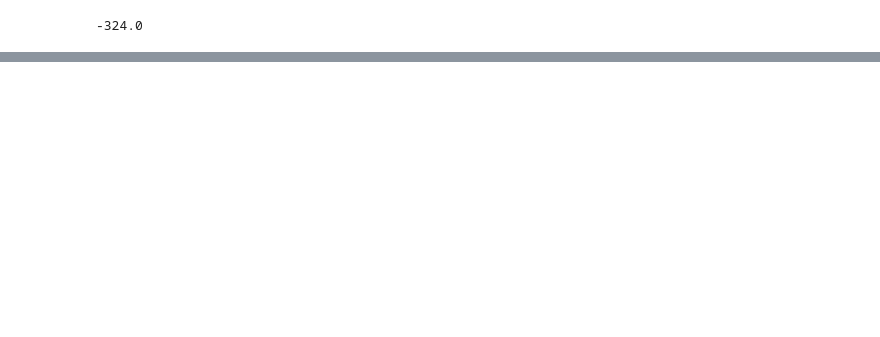
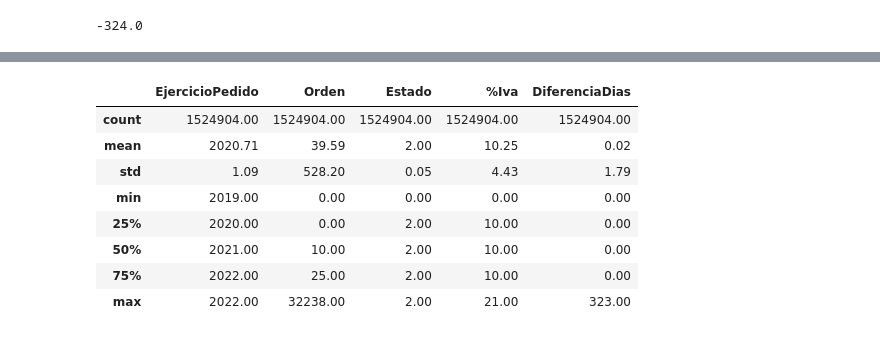
Before and after one commit to evillara2816/Veterinarios-Guau, a Jupyter notebook: Tienda_Guau.ipynb, the cells around one changed output, grey strips where cells are left out. Drawn from its saved outputs; the diff is of its cells as text; code cells hidden in the pictures; blank space fills up the shorter version.

```diff
--- a/Tienda_Guau.ipynb
+++ b/Tienda_Guau.ipynb
@@ -171,0 +213,12 @@ Name: FechaPedido, dtype: datetime64[ns]
+# %%
+datos.describe().round(2)
+# %% [output]
+|  | EjercicioPedido | Orden | Estado | %Iva | DiferenciaDias |
+| count | 1524904.00 | 1524904.00 | 1524904.00 | 1524904.00 | 1524904.00 |
+| mean | 2020.71 | 39.59 | 2.00 | 10.25 | 0.02 |
+| std | 1.09 | 528.20 | 0.05 | 4.43 | 1.79 |
+| min | 2019.00 | 0.00 | 0.00 | 0.00 | 0.00 |
+| 25% | 2020.00 | 0.00 | 2.00 | 10.00 | 0.00 |
+| 50% | 2021.00 | 10.00 | 2.00 | 10.00 | 0.00 |
+| 75% | 2022.00 | 25.00 | 2.00 | 10.00 | 0.00 |
+| max | 2022.00 | 32238.00 | 2.00 | 21.00 | 323.00 |
```
Also changed, not shown: parts of 47 cells of this notebook.
